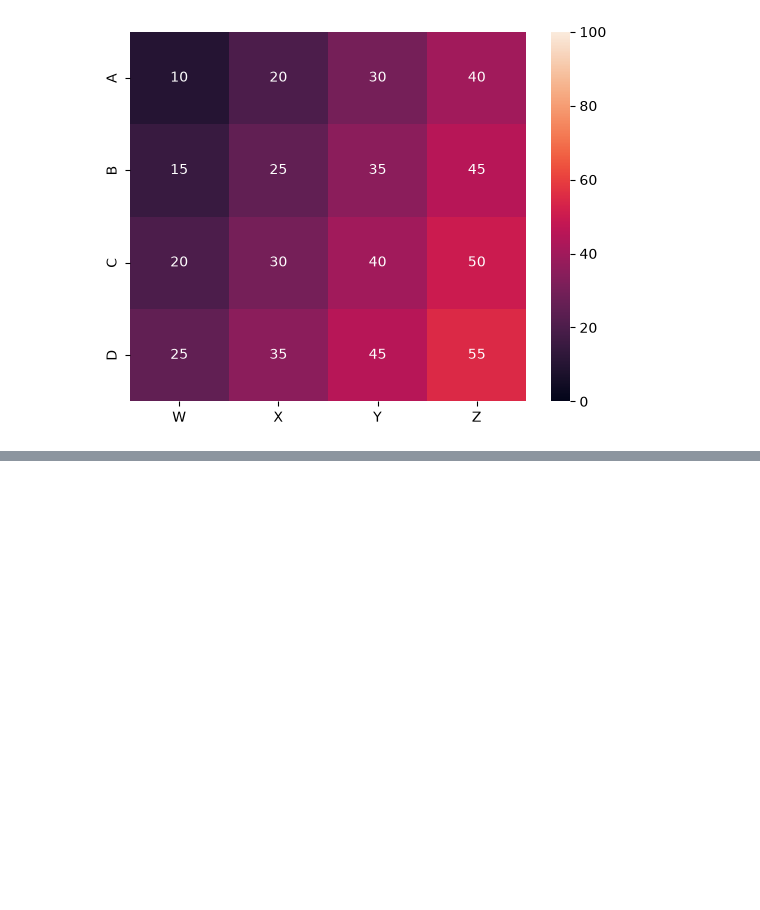
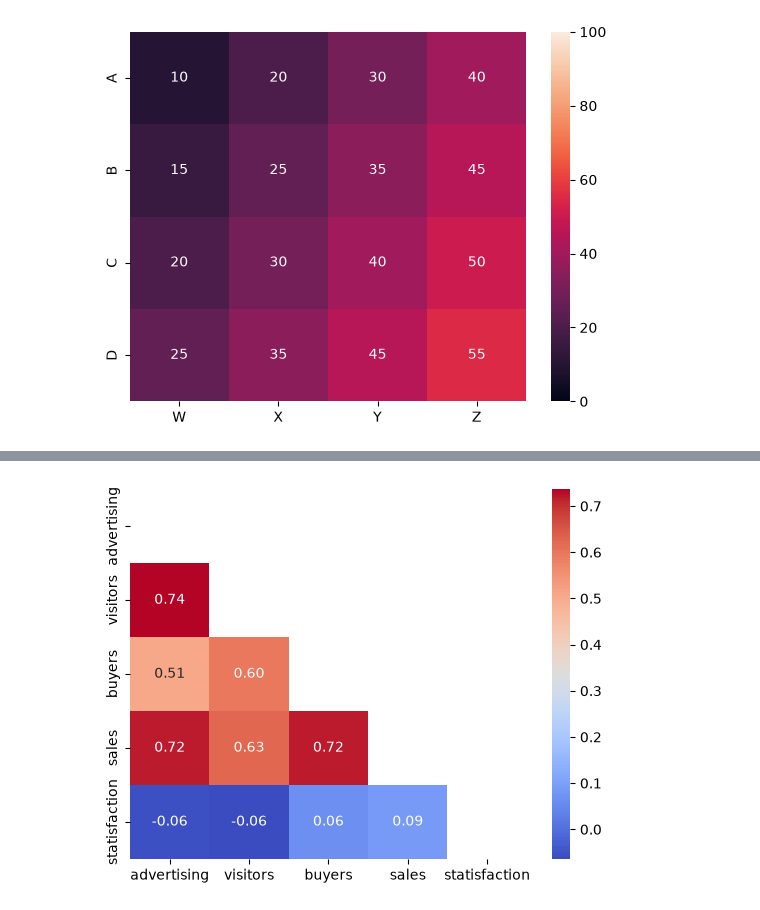
Before and after one commit to eddie1031/2026_SKP_005, a Jupyter notebook: seaborn_exp/multivariable_data/multivariable_data_visualization.ipynb, the cells around one changed output, grey strips where cells are left out. Cells and saved outputs as stored; diff of their text form; code cells hidden in the pictures; blank space fills up the shorter version.

```diff
--- a/seaborn_exp/multivariable_data/multivariable_data_visualization.ipynb
+++ b/seaborn_exp/multivariable_data/multivariable_data_visualization.ipynb
@@ -107,0 +233,12 @@ plt.show()
+# %%
+sns.heatmap(
+    data=corr_matrix,
+    mask=mask,
+    cmap='coolwarm',
+    annot=True,
+    fmt='.2f',
+)
+
+plt.show()
+# %% [output]
+[figure, added]
```
Also changed, not shown: parts of 11 cells of this notebook.
